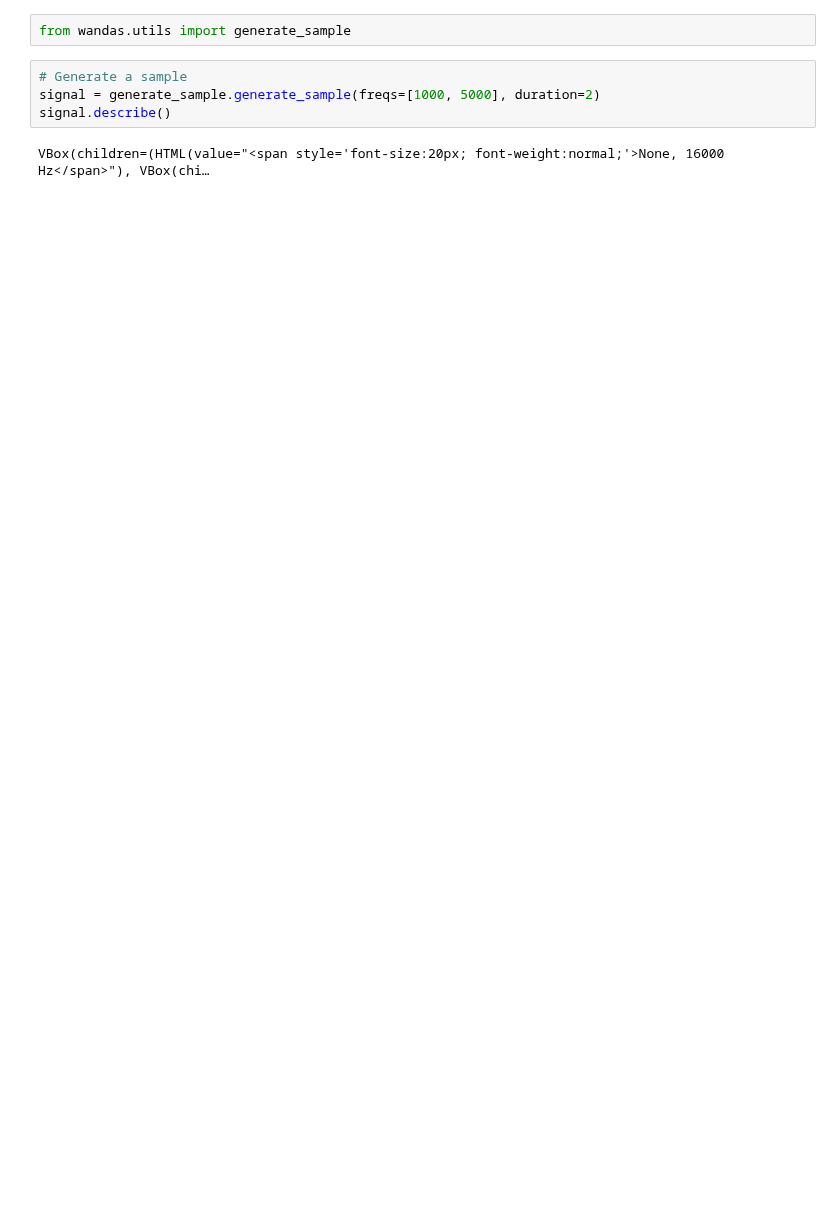
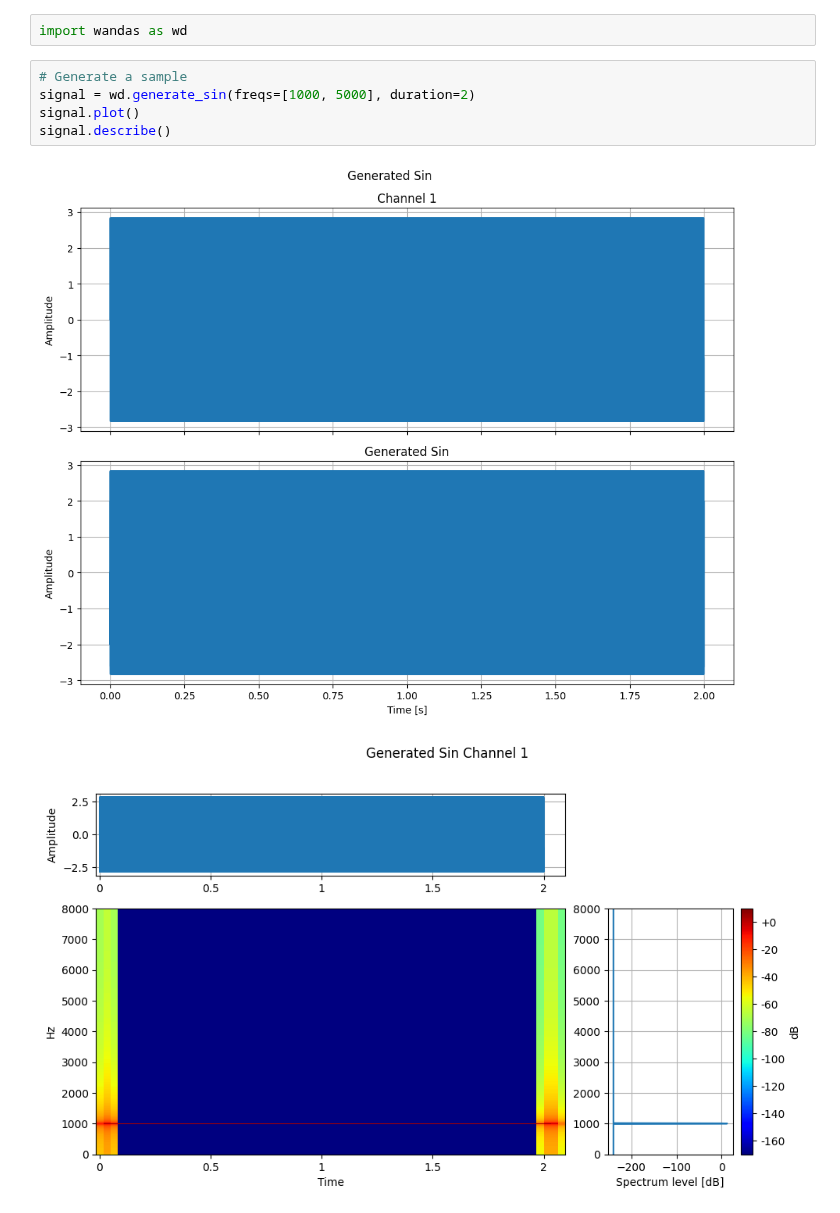
Before and after one commit to kasahart/wandas, a Jupyter notebook: examples/calculation.ipynb, the cells around one changed output. Drawn from its saved outputs; the diff is of its cells as text; blank space fills up the shorter version.

Commit message:
Sample Update

```diff
--- a/examples/calculation.ipynb
+++ b/examples/calculation.ipynb
@@ -1,8 +1,10 @@
-# %%
-from wandas.utils import generate_sample
+# %%
+import wandas as wd
 # %%
 # Generate a sample
-signal = generate_sample.generate_sample(freqs=[1000, 5000], duration=2)
+signal = wd.generate_sin(freqs=[1000, 5000], duration=2)
+signal.plot()
 signal.describe()
 # %% [output]
-VBox(children=(HTML(value="<span style='font-size:20px; font-weight:normal;'>None, 16000 Hz</span>"), VBox(chi…
+[figure, added]
+[figure, added]
```
Also changed, not shown: parts of 7 cells of this notebook, 4 other files.
